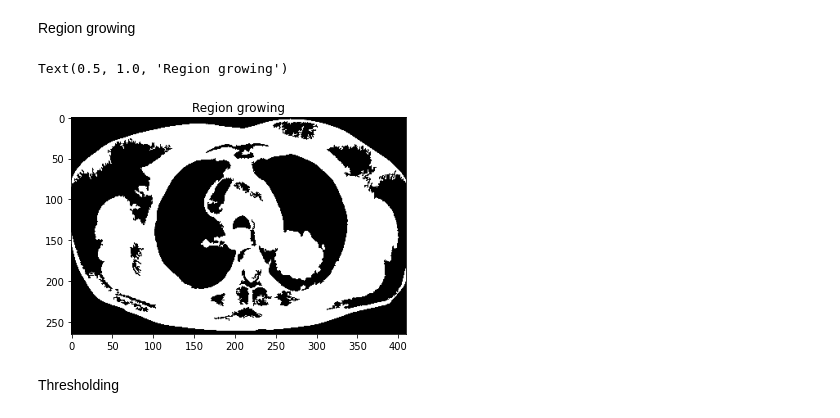
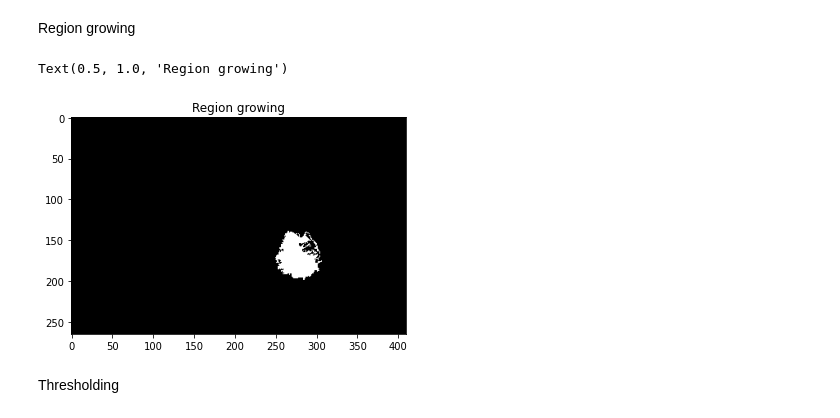
Before and after one commit to MulArt/Medical_Imaging, a Jupyter notebook: CT-SCAN/Segmentation/Segmentation.ipynb, the cells around one changed output. Drawn from its saved outputs; the diff is of its cells as text; code cells hidden in the pictures.

```diff
--- a/CT-SCAN/Segmentation/Segmentation.ipynb
+++ b/CT-SCAN/Segmentation/Segmentation.ipynb
@@ -80,16 +80,16 @@ Region growing
 # %%
 import matplotlib.pyplot as plt
 import cv2
 from skimage.segmentation import flood
 from skimage.morphology import area_closing
 
 img=cv2.imread('Cancer_enh.png',0)
-light_coat = flood(img, seed_point=(175, 275), tolerance=50)
+light_coat = flood(img, seed_point=(175, 275), tolerance=20)
 light_coat=area_closing(light_coat)
 plt.imshow(light_coat, cmap='gray')
 plt.title('Region growing')
 # %% [output]
 Text(0.5, 1.0, 'Region growing')
-[figure, old version]
+[figure, new version]
 # %% [markdown]
 Thresholding
```
Also changed, not shown: parts of 1 cell of this notebook.
